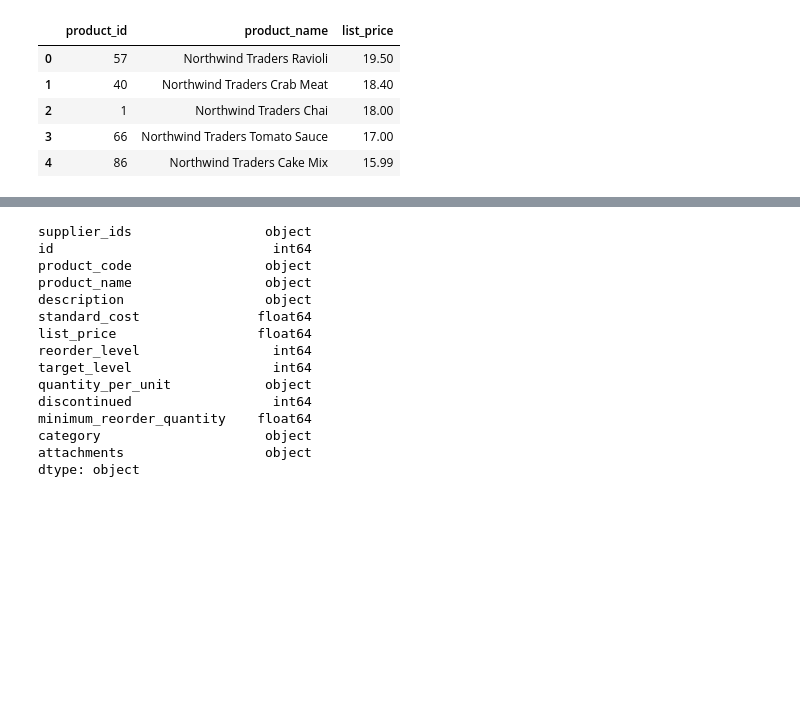
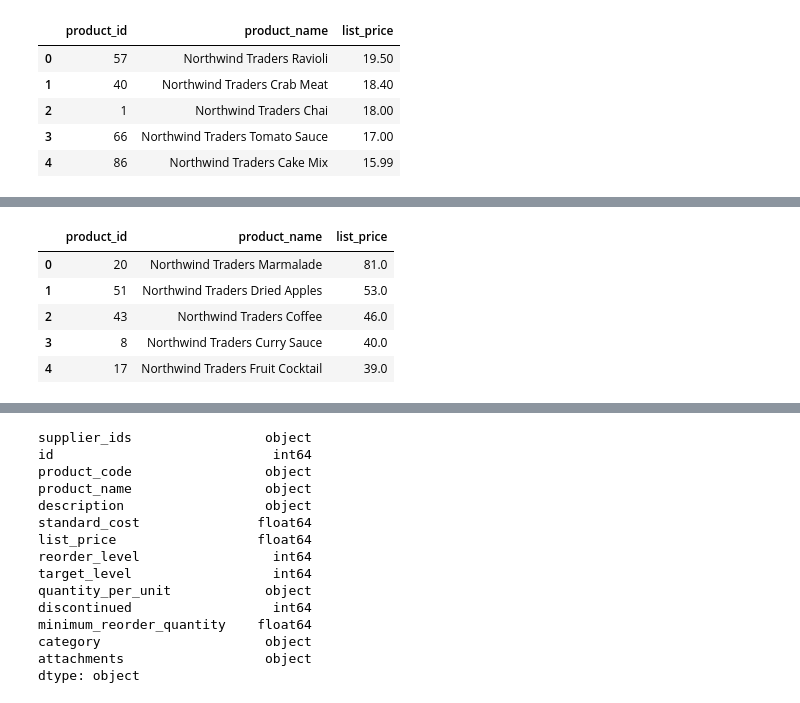
Before and after one commit to nem2pq/DS-3002-01, a Jupyter notebook: 02-Python/02-Python-MySQL.ipynb, the cells around one changed output, grey strips where cells are left out. Saved outputs shown, nothing was run; the diff lists cells and outputs as text; code cells hidden in the pictures; blank space fills up the shorter version.

```diff
--- a/02-Python/02-Python-MySQL.ipynb
+++ b/02-Python/02-Python-MySQL.ipynb
@@ -233,0 +267,10 @@ Shape: (5, 3)
+# %%
+df = get_sqlalchemy_dataframe(user_id, pwd, host_name, db_name, sql_query)
+df.head()
+# %% [output]
+|  | product_id | product_name | list_price |
+| 0 | 20 | Northwind Traders Marmalade | 81.0 |
+| 1 | 51 | Northwind Traders Dried Apples | 53.0 |
+| 2 | 43 | Northwind Traders Coffee | 46.0 |
+| 3 | 8 | Northwind Traders Curry Sauce | 40.0 |
+| 4 | 17 | Northwind Traders Fruit Cocktail | 39.0 |
```
Also changed, not shown: parts of 25 cells of this notebook.
